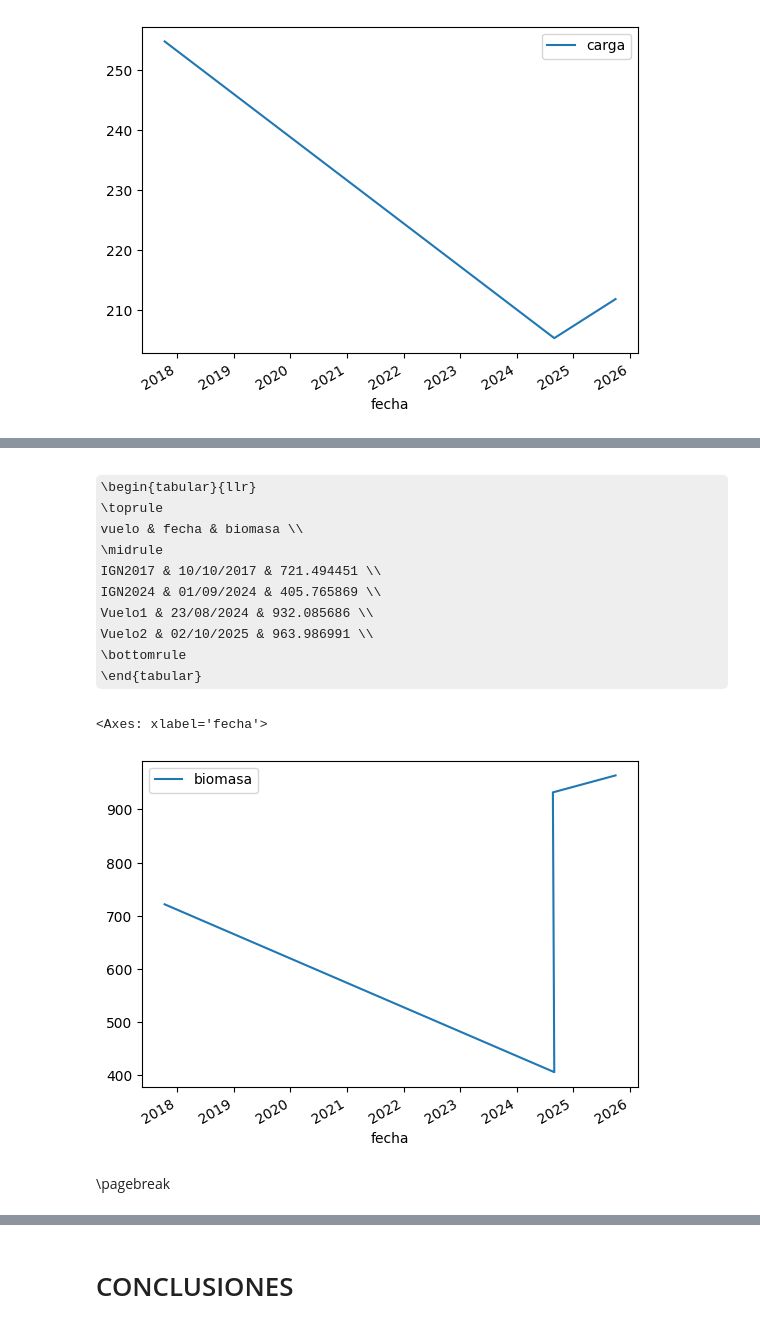
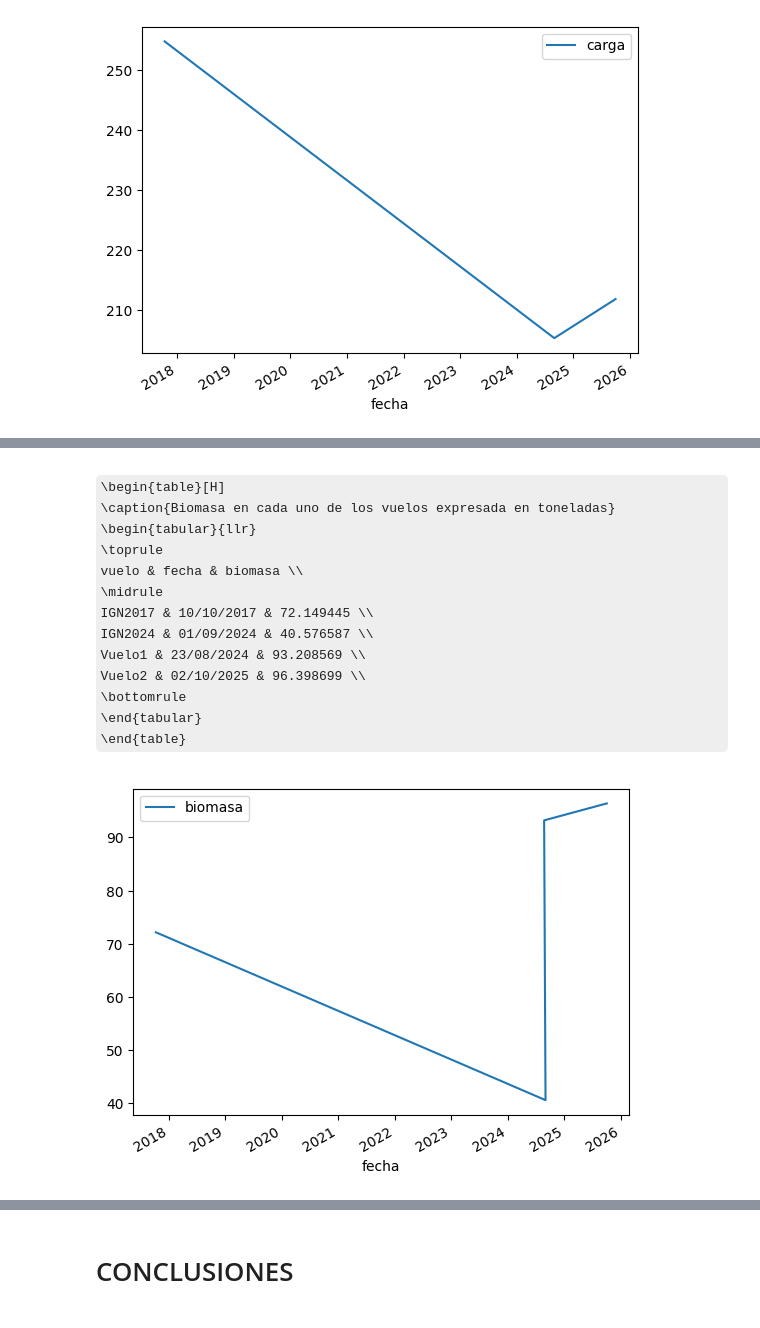
Before and after one commit to bartulo/leyre, a Jupyter notebook: redaccion_final.ipynb, the cells around one changed output, grey strips where cells are left out. Cells and saved outputs as stored; diff of their text form; code cells hidden in the pictures; some formulas as TeX source.

```diff
--- a/redaccion_final.ipynb
+++ b/redaccion_final.ipynb
@@ -142,9 +257,11 @@ textos = {
 }
 
 gdf = {}
+gdfs = []
 carga = {}
 for i in list(textos.keys()):
     a = get_load_gdf(i, z)
+    gdfs.append(a)
     a.loc['Total', ['area', 'carga']] = a.sum(numeric_only=True, axis=0)
 
     gdf[i] = a[['modelo', 'area', 'carga']].to_latex(index=False, formatters={'carga': '{:.2f}', 'area': '{:.2f}', 'modelo': '{:.0f}'}, na_rep='Total', column_format='ccc')
@@ -152,7 +269,7 @@ for i in list(textos.keys()):
 
 display('', metadata={'tipo': 'descripcion', 'datos': {
                         'zona': z,
-                        'vuelos': ['lida2', 'lida3', 'vuelo2'],
+                        'vuelos': ['lida2', 'vuelo1', 'lida3', 'vuelo2'],
                         'textos': textos,
                         'gdf': gdf,
                         'carga': carga}})
@@ -175,9 +330,11 @@ textos = {
 }
 
 gdf = {}
+gdfs = []
 carga = {}
 for i in list(textos.keys()):
     a = get_load_gdf(i, z)
+    gdfs.append(a)
     a.loc['Total', ['area', 'carga']] = a.sum(numeric_only=True, axis=0)
 
     gdf[i] = a[['modelo', 'area', 'carga']].to_latex(index=False, formatters={'carga': '{:.2f}', 'area': '{:.2f}', 'modelo': '{:.0f}'}, na_rep='Total', column_format='ccc')
@@ -185,7 +342,7 @@ for i in list(textos.keys()):
 
 display('', metadata={'tipo': 'descripcion', 'datos': {
                         'zona': z,
-                        'vuelos': ['lida2', 'vuelo1', 'lida3', 'vuelo2'],
+                        'vuelos': ['lida2', 'lida3', 'vuelo2'],
                         'textos': textos,
                         'gdf': gdf,
                         'carga': carga}})
@@ -199,0 +363,28 @@ fig = carga_df.plot(x='fecha')
+# %%
+b = pd.concat(gdfs)
+b = b[~pd.isna(b.modelo)]
+
+modelos = b.modelo.sort_values().unique()
+plot_data = {}
+for vuelo in list(textos.keys()):
+    plot_data[vuelo] = [b[(b.vuelo == vuelo) & (b.modelo == x)].carga.iloc[0] if len(b[(b.vuelo == vuelo) & (b.modelo == x)]) > 0 else 0 for x in modelos]
+
+x = np.arange(len(modelos))  # the label locations
+width = 0.15  # the width of the bars
+multiplier = 0
+
+fig, ax = plt.subplots(figsize=(12,6), layout='constrained')
+
+for vuelo, modelo in plot_data.items():
+    offset = width * multiplier
+    rects = ax.bar(x + offset, modelo, width, label=vuelos_texto[vuelo])
+    ax.bar_label(rects, padding=3)
+    multiplier += 1
+
+# Add some text for labels, title and custom x-axis tick labels, etc.
+ax.set_ylabel('carga (Toneladas)')
+ax.set_xlabel('Modelos de combustible de Rothermel')
+ax.set_title('Carga de modelos de combustible por vuelo')
+ax.set_xticks(x + width, modelos)
+ax.legend(loc='upper right', ncols=4)
+plt.show()
@@ -224,26 +432,27 @@ display('', metadata={'tipo': 'biomasa', 'datos': {'zona': z, 'vuelos': ['lida2'
 # %%
 biomasa = []
 
 for vuelo in ['lida2', 'lida3', 'vuelo1', 'vuelo2']:
     gdf = gpd.read_file(f'BIOMASA/SHP/{vuelo.upper()}_ZONA{z}')
     biomasa.append(gdf['agb'].sum())
 
 df = pd.DataFrame({'vuelo': vuelos.keys(), 'fecha': vuelos.values(), 'biomasa': biomasa})
+df['biomasa'] = df.apply(lambda x: x.biomasa / 10, axis=1)
 
-display(Markdown(df.to_latex(index=False, formatters={'fecha': '{:%d/%m/%Y}'})))
-df.plot(x='fecha')
+display(Markdown(df.to_latex(index=False, formatters={'fecha': '{:%d/%m/%Y}'}, caption='Biomasa en cada uno de los vuelos expresada en toneladas', position='H')))
+ax = df.plot(x='fecha')
 # %% [output]
+\begin{table}[H]
+\caption{Biomasa en cada uno de los vuelos expresada en toneladas}
 \begin{tabular}{llr}
 \toprule
 vuelo & fecha & biomasa \\
 \midrule
-IGN2017 & 10/10/2017 & 721.494451 \\
-IGN2024 & 01/09/2024 & 405.765869 \\
-Vuelo1 & 23/08/2024 & 932.085686 \\
-Vuelo2 & 02/10/2025 & 963.986991 \\
+IGN2017 & 10/10/2017 & 72.149445 \\
+IGN2024 & 01/09/2024 & 40.576587 \\
+Vuelo1 & 23/08/2024 & 93.208569 \\
+Vuelo2 & 02/10/2025 & 96.398699 \\
 \bottomrule
 \end{tabular}
+\end{table}
-<Axes: xlabel='fecha'>
-[figure, old version]
+[figure, new version]
-# %% [markdown]
-\pagebreak
```
Also changed, not shown: parts of 74 cells of this notebook, 20 other files.
